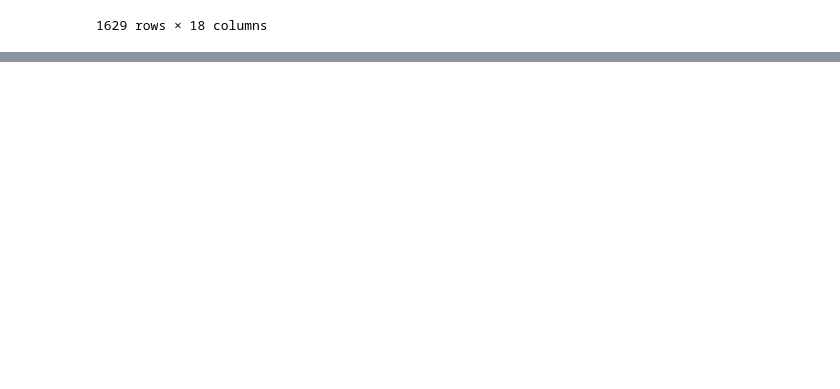
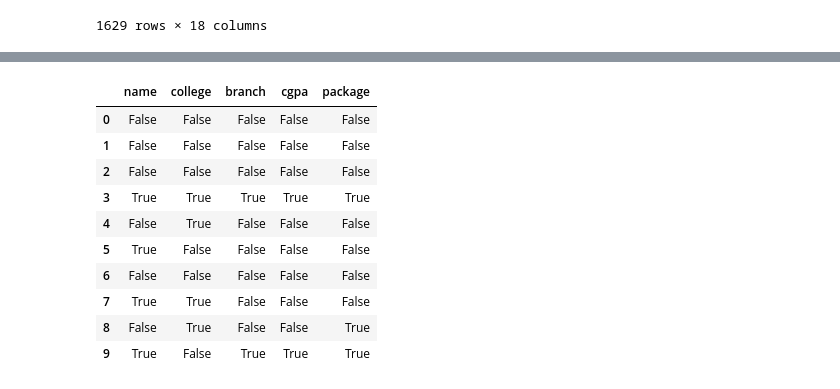
Before and after one commit to fahim-506/eda-with-python, a Jupyter notebook: notebooks/06_pandas_imp_dataframe.ipynb, the cells around one changed output, grey strips where cells are left out. Saved outputs shown, nothing was run; the diff lists cells and outputs as text; code cells hidden in the pictures; blank space fills up the shorter version.

Commit message:
pandas dataframe importent methods

```diff
--- a/notebooks/06_pandas_imp_dataframe.ipynb
+++ b/notebooks/06_pandas_imp_dataframe.ipynb
@@ -213,0 +450,14 @@ movies.sort_values(['year_of_release','title_x'],ascending=[True,False])
+# %%
+students.isnull()
+# %% [output]
+|  | name | college | branch | cgpa | package |
+| 0 | False | False | False | False | False |
+| 1 | False | False | False | False | False |
+| 2 | False | False | False | False | False |
+| 3 | True | True | True | True | True |
+| 4 | False | True | False | False | False |
+| 5 | True | False | False | False | False |
+| 6 | False | False | False | False | False |
+| 7 | True | True | False | False | False |
+| 8 | False | True | False | False | True |
+| 9 | True | False | True | True | True |
```
Also changed, not shown: parts of 51 cells of this notebook.
